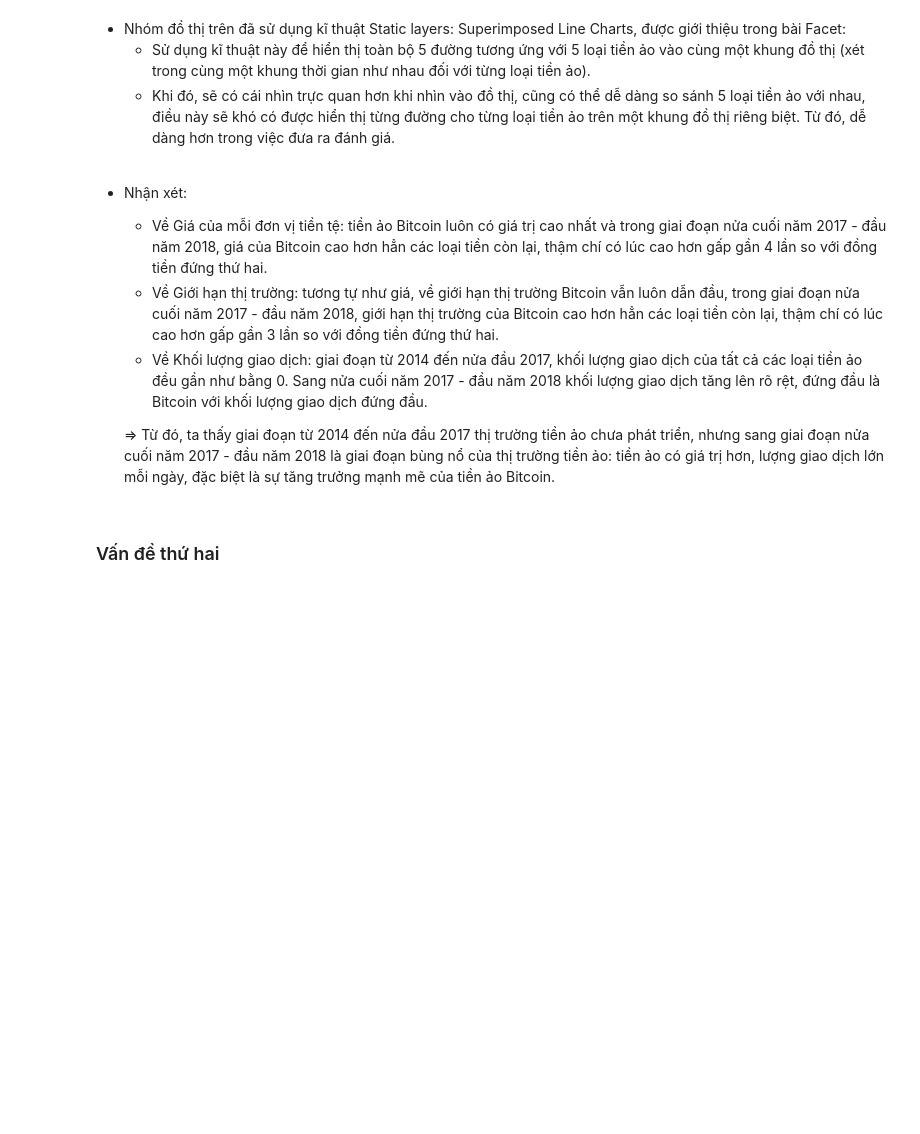
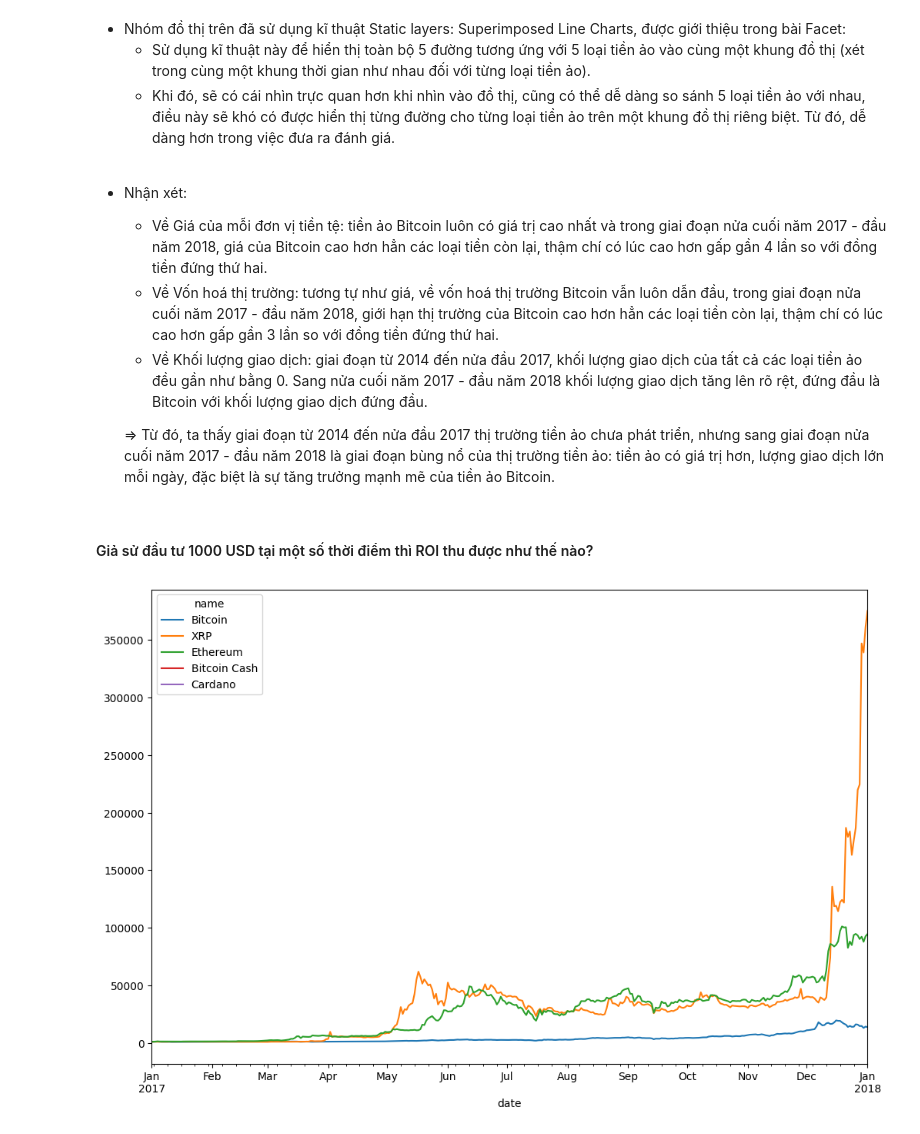
Before and after one commit to VienHaiYen/Every-Cryptocurrency-Daily, a Jupyter notebook: cryptocurrency-maket-price/main.ipynb, the cells around one changed output. Drawn from its saved outputs; the diff is of its cells as text; code cells hidden in the pictures; blank space fills up the shorter version.

```diff
--- a/cryptocurrency-maket-price/main.ipynb
+++ b/cryptocurrency-maket-price/main.ipynb
@@ -364,9 +364,20 @@ plt.title("Transaction Volume per Currency");
 
 - Nhận xét:
     - Về Giá của mỗi đơn vị tiền tệ: tiền ảo Bitcoin luôn có giá trị cao nhất và trong giai đoạn nửa cuối năm 2017 - đầu năm 2018, giá của Bitcoin cao hơn hẳn các loại tiền còn lại, thậm chí có lúc cao hơn gấp gần 4 lần so với đồng tiền đứng thứ hai.
-    - Về Giới hạn thị trường: tương tự như giá, về giới hạn thị trường Bitcoin vẫn luôn dẫn đầu, trong giai đoạn nửa cuối năm 2017 - đầu năm 2018, giới hạn thị trường của Bitcoin cao hơn hẳn các loại tiền còn lại, thậm chí có lúc cao hơn gấp gần 3 lần so với đồng tiền đứng thứ hai.
+    - Về Vốn hoá thị trường: tương tự như giá, về vốn hoá thị trường Bitcoin vẫn luôn dẫn đầu, trong giai đoạn nửa cuối năm 2017 - đầu năm 2018, giới hạn thị trường của Bitcoin cao hơn hẳn các loại tiền còn lại, thậm chí có lúc cao hơn gấp gần 3 lần so với đồng tiền đứng thứ hai.
     - Về Khối lượng giao dịch: giai đoạn từ 2014 đến nửa đầu 2017, khối lượng giao dịch của tất cả các loại tiền ảo đều gần như bằng 0. Sang nửa cuối năm 2017 - đầu năm 2018 khối lượng giao dịch tăng lên rõ rệt, đứng đầu là Bitcoin với khối lượng giao dịch đứng đầu.
 
     => Từ đó, ta thấy giai đoạn từ 2014 đến nửa đầu 2017 thị trường tiền ảo chưa phát triển, nhưng sang giai đoạn nửa cuối năm 2017 - đầu năm 2018 là giai đoạn bùng nổ của thị trường tiền ảo: tiền ảo có giá trị hơn, lượng giao dịch lớn mỗi ngày, đặc biệt là sự tăng trưởng mạnh mẽ của tiền ảo Bitcoin.
-# %% [markdown]
-### Vấn đề thứ hai
+# %% [markdown]
+#### Giả sử đầu tư 1000 USD tại một số thời điểm thì ROI thu được như thế nào?
+# %%
+df_temp=df
+wide_format = df_temp.groupby(['date', 'name'])['close'].last().unstack()
+# %%
+def plot_roi(amount, df):
+    ((amount / df.iloc[0]) * df).plot(figsize=(12,8))
+
+wide_format_2017th = wide_format[(wide_format.index.year >= 2017)]
+plot_roi(1000, wide_format_2017th[top_5_currency_names])
+# %% [output]
+[figure, added]
```
Also changed, not shown: parts of 7 cells of this notebook.
